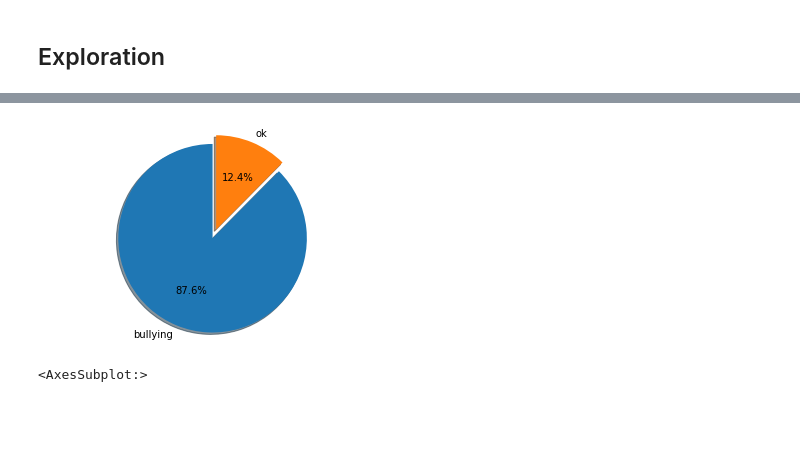
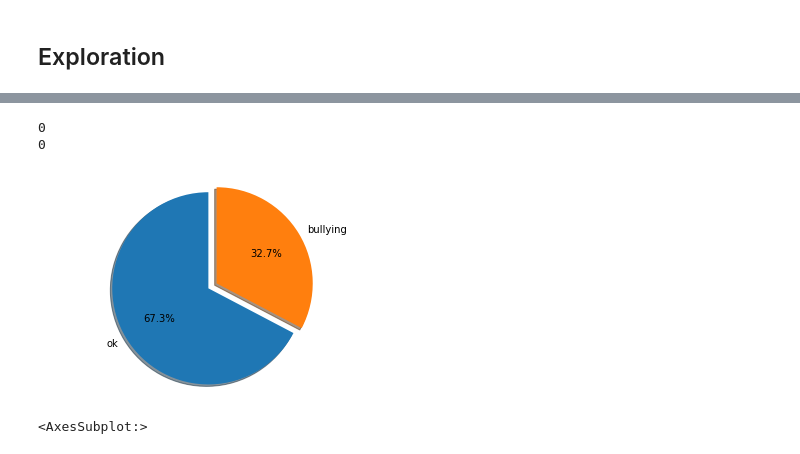
Before and after one commit to YD5463/CyberbullyingDetector, a Jupyter notebook: Notebooks/simple.ipynb, the cells around one changed output, grey strips where cells are left out. Cells and saved outputs as stored; diff of their text form; code cells hidden in the pictures; blank space fills up the shorter version.

```diff
--- a/Notebooks/simple.ipynb
+++ b/Notebooks/simple.ipynb
@@ -278,15 +297,27 @@ preprocess...
+# %%
+df = pd.read_csv("temp.csv",index_col=0)
+# %%
+print(sum([True for idx,row in df.iterrows() if any(row.isnull())]))
+nan_col = df.isna().sum()
+ls = len([i for i, j in nan_col.items() if j > 0])
+print(ls)
+# %% [output]
+0
+0
+# %%
+df = df.reset_index()
 # %%
 import matplotlib.pyplot as plt
 import seaborn as sns
 
 
 fig1, ax1 = plt.subplots()
-ax1.pie(df["oh_label"].value_counts(), explode=(0, 0.1), labels=["bullying","ok"], autopct='%1.1f%%',
+ax1.pie(df["oh_label"].value_counts(), explode=(0, 0.1), labels=["ok","bullying"], autopct='%1.1f%%',
         shadow=True, startangle=90)
 ax1.axis('equal')
 plt.show()
 # %% [output]
-[figure, old version]
+[figure, new version]
 # %%
 sns.heatmap(df.corr())
 # %% [output]
```
Also changed, not shown: parts of 25 cells of this notebook, 2 other files.
